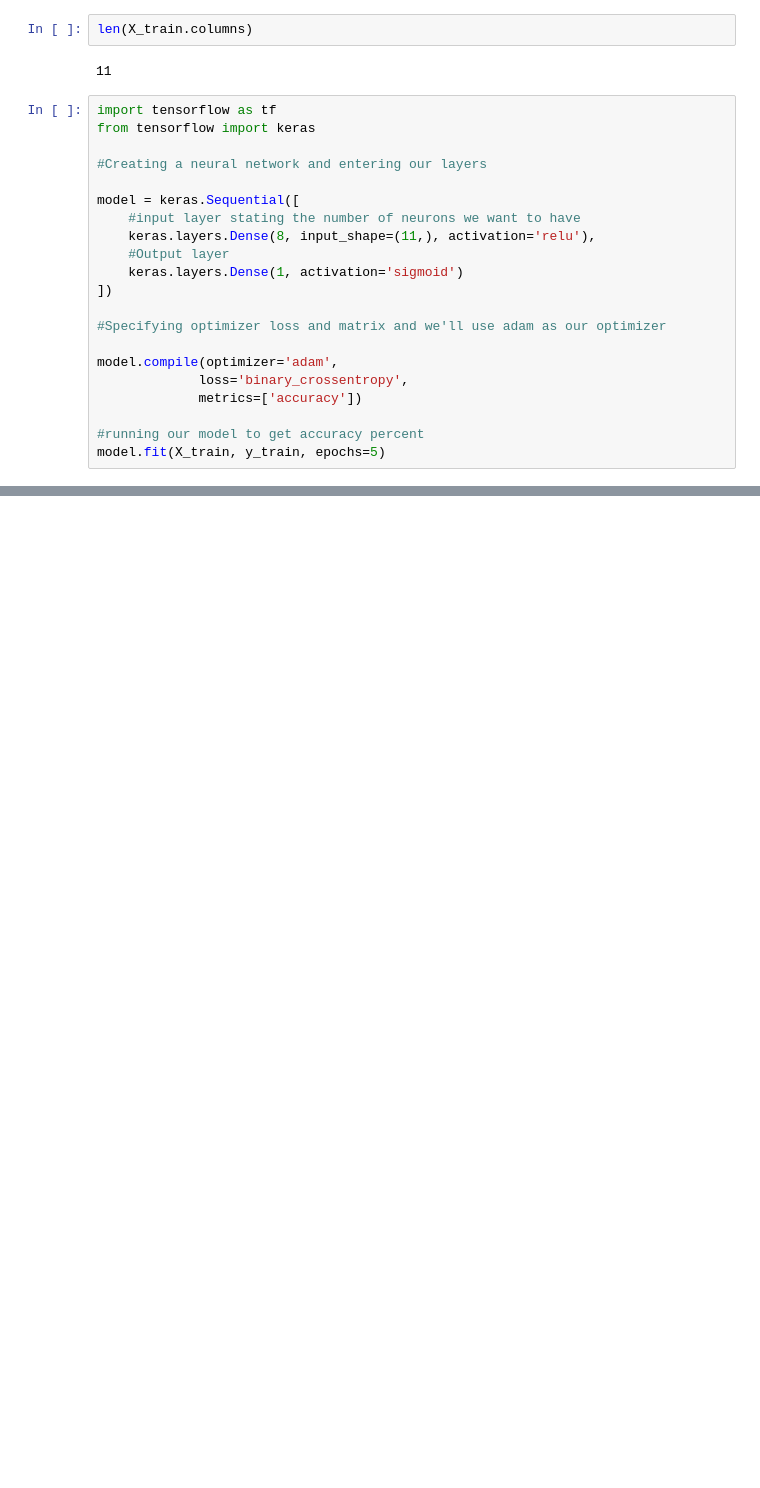
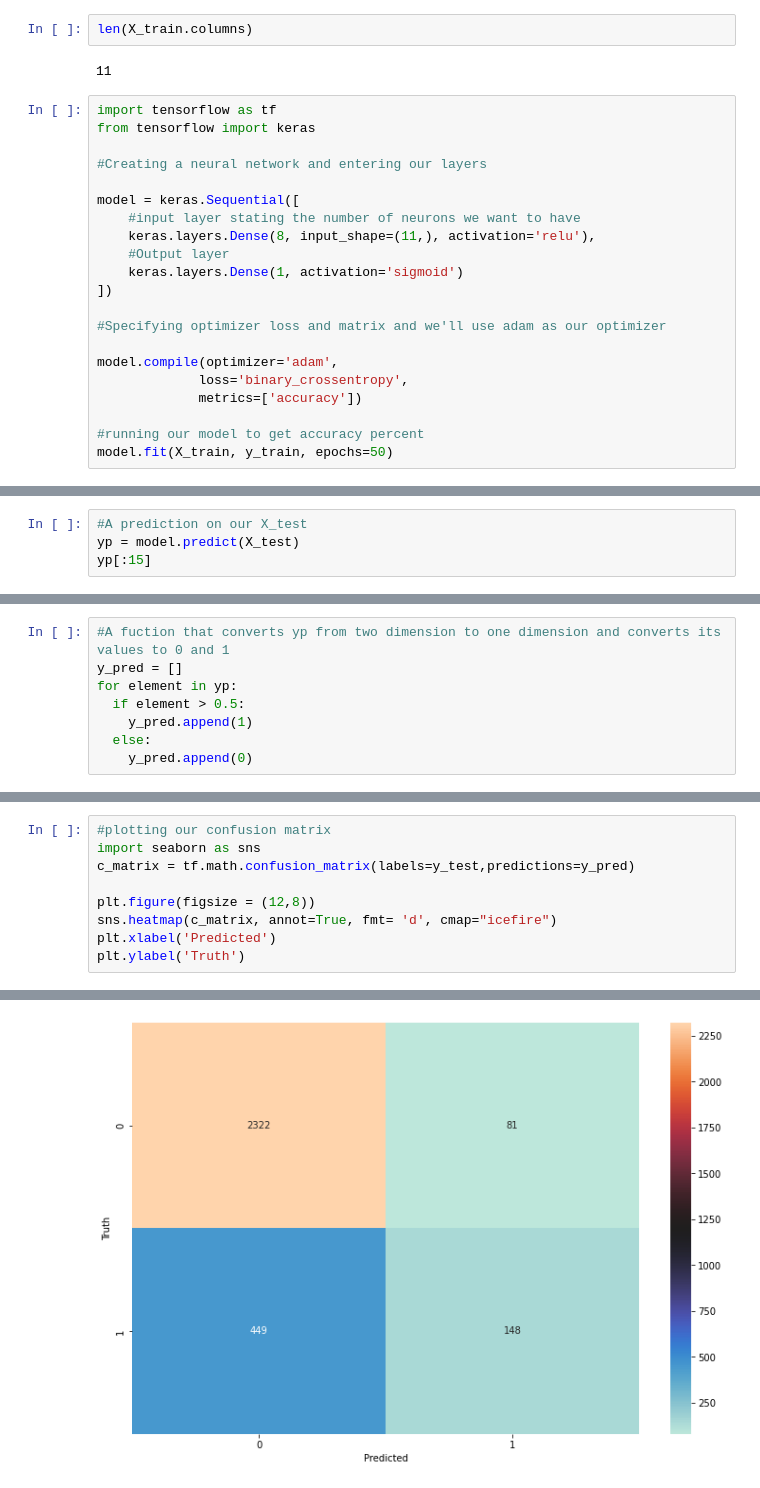
Before and after one commit to Jolek15/ADS-Clustering, a Jupyter notebook: Data Mining Proj.ipynb, the cells around one changed output, grey strips where cells are left out. Cells and saved outputs as stored; diff of their text form; blank space fills up the shorter version.

```diff
--- a/Data Mining Proj.ipynb
+++ b/Data Mining Proj.ipynb
@@ -265,5 +286,5 @@ model.compile(optimizer='adam',
              metrics=['accuracy'])
 
 #running our model to get accuracy percent
-model.fit(X_train, y_train, epochs=5)
+model.fit(X_train, y_train, epochs=50)
 # %% [output]
@@ -270,0 +314,4 @@ ModuleNotFoundError: No module named 'tensorflow'
+# %%
+#A prediction on our X_test
+yp = model.predict(X_test)
+yp[:15]
@@ -270,0 +335,8 @@ ModuleNotFoundError: No module named 'tensorflow'
+# %%
+#A fuction that converts yp from two dimension to one dimension and converts its values to 0 and 1
+y_pred = []
+for element in yp:
+  if element > 0.5:
+    y_pred.append(1)
+  else:
+    y_pred.append(0)
@@ -270,0 +361,10 @@ ModuleNotFoundError: No module named 'tensorflow'
+# %%
+#plotting our confusion matrix
+import seaborn as sns
+c_matrix = tf.math.confusion_matrix(labels=y_test,predictions=y_pred)
+
+plt.figure(figsize = (12,8))
+sns.heatmap(c_matrix, annot=True, fmt= 'd', cmap="icefire")
+plt.xlabel('Predicted')
+plt.ylabel('Truth')
+# %% [output]
@@ -270,0 +372 @@ ModuleNotFoundError: No module named 'tensorflow'
+[figure, added]
```
Also changed, not shown: parts of 12 cells of this notebook.
